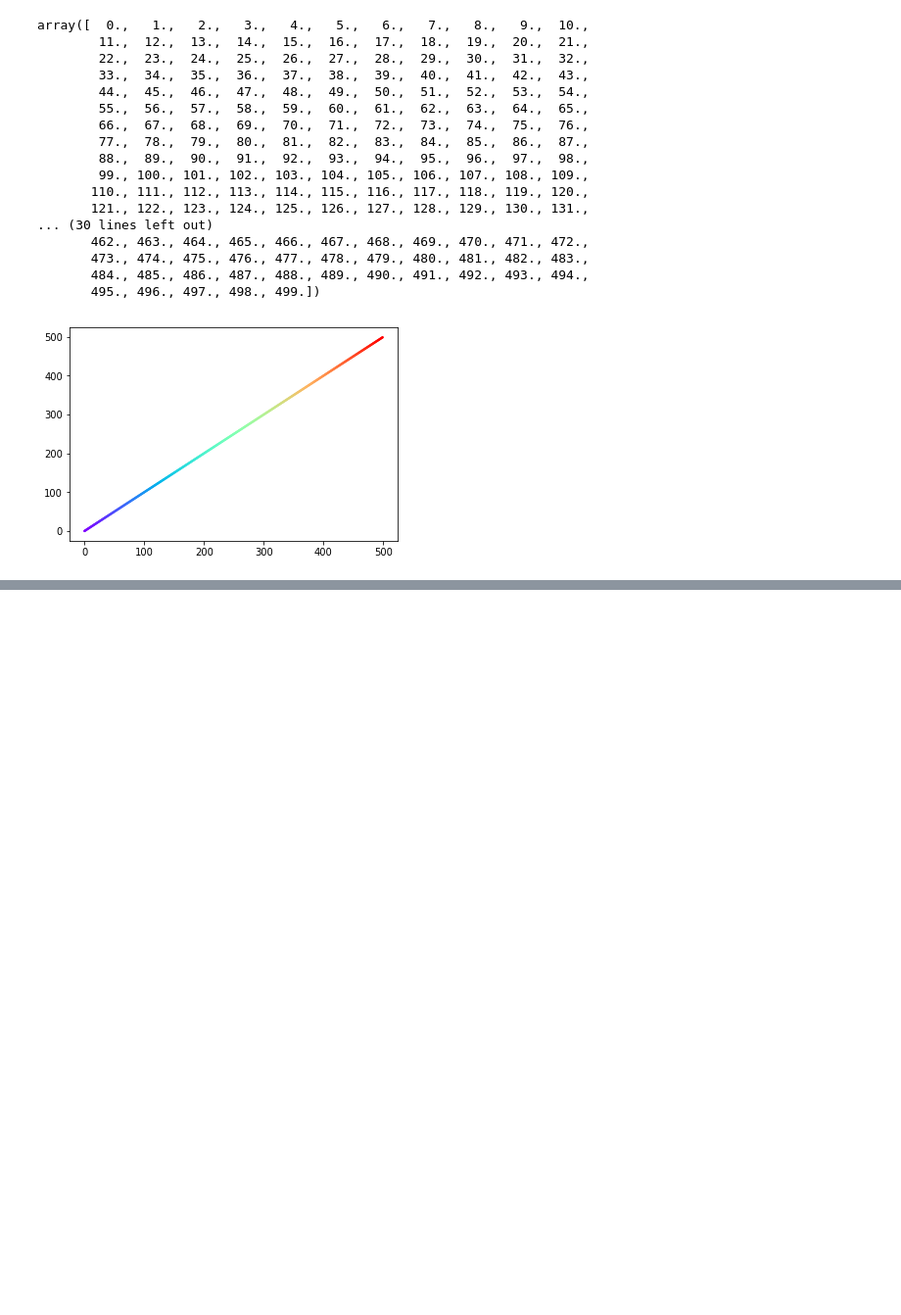
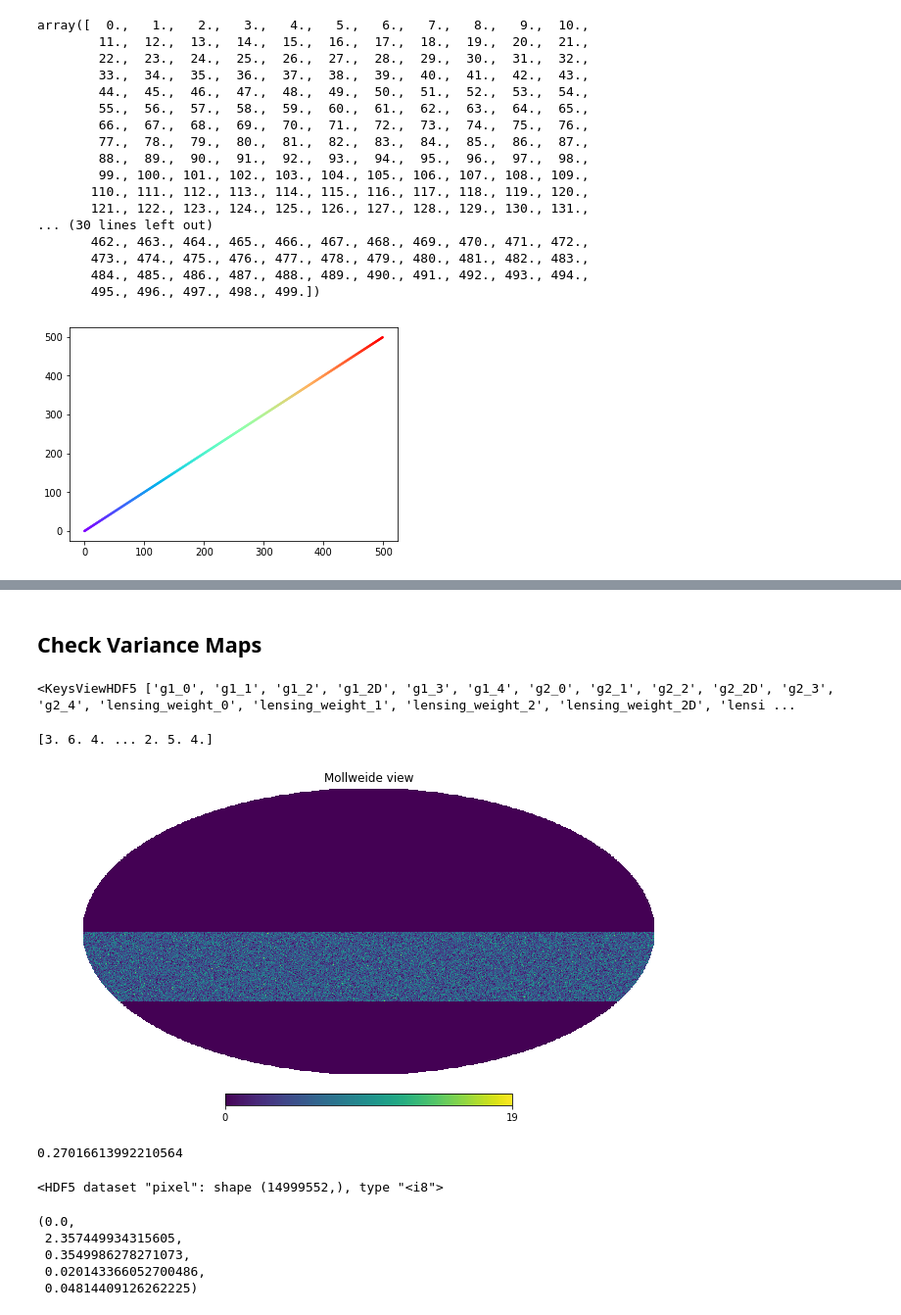
Before and after one commit to LSSTDESC/txpipe-cosmodc2, a Jupyter notebook: notebooks/CheckTXPipeOutputs.ipynb, the cells around one changed output, grey strips where cells are left out. Shown at 98% size. Cells and saved outputs as stored; diff of their text form; code cells hidden in the pictures; blank space fills up the shorter version.

```diff
--- a/notebooks/CheckTXPipeOutputs.ipynb
+++ b/notebooks/CheckTXPipeOutputs.ipynb
@@ -239,0 +279,25 @@ sc = plt.scatter(ra, dec, c=patch, cmap=cm, s=2, vmin=0)
+# %% [markdown]
+## Check Variance Maps
+# %%
+path_maps_source = '/global/cscratch1/sd/jprat/TXPipe/data/gaussian_sims/outputs_gaussian_sims/gaussian_sims_srdnzs_fullsky/022422_with_shape_noise/12300area/2022/April27/source_maps.hdf5'
+# %%
+ms = h5py.File(path_maps_source, 'r')
+# %%
+ms['maps'].keys()
+# %% [output]
+<KeysViewHDF5 ['g1_0', 'g1_1', 'g1_2', 'g1_2D', 'g1_3', 'g1_4', 'g2_0', 'g2_1', 'g2_2', 'g2_2D', 'g2_3', 'g2_4', 'lensing_weight_0', 'lensing_weight_1', 'lensing_weight_2', 'lensing_weight_2D', 'lensi ...
+# %%
+def plot_map(file_map, name):
+    nside = 2048
+    npix = hp.nside2npix(nside)
+    map = np.zeros(npix)
+    pix = file_map['maps/%s'%name]['pixel'][:]
+    value = file_map['maps/%s'%name]['value'][:]
+    print(value)
+    map[pix]= value
+    hp.mollview(map)
+# %%
+plot_map(ms, 'lensing_weight_0')
+# %% [output]
+[3. 6. 4. ... 2. 5. 4.]
+[figure, added]
@@ -239,0 +306,4 @@ sc = plt.scatter(ra, dec, c=patch, cmap=cm, s=2, vmin=0)
+# %%
+ms['maps/var_e_0']['value'][0]
+# %% [output]
+0.27016613992210564
@@ -239,0 +313,12 @@ sc = plt.scatter(ra, dec, c=patch, cmap=cm, s=2, vmin=0)
+# %%
+ms['maps/var_e_0']['pixel']
+# %% [output]
+<HDF5 dataset "pixel": shape (14999552,), type "<i8">
+# %%
+np.min(vals), np.max(vals), np.mean(vals), np.mean(m_txpipe), np.std(m_txpipe)
+# %% [output]
+(0.0,
+ 2.357449934315605,
+ 0.3549986278271073,
+ 0.020143366052700486,
+ 0.04814409126262225)
```
Also changed, not shown: parts of 45 cells of this notebook, 4 other files.
